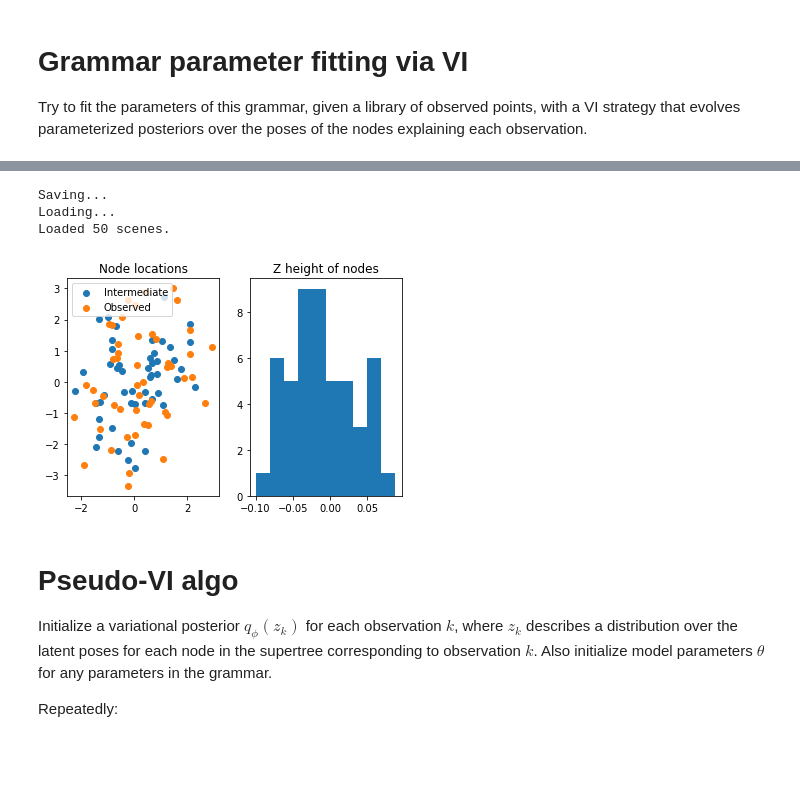
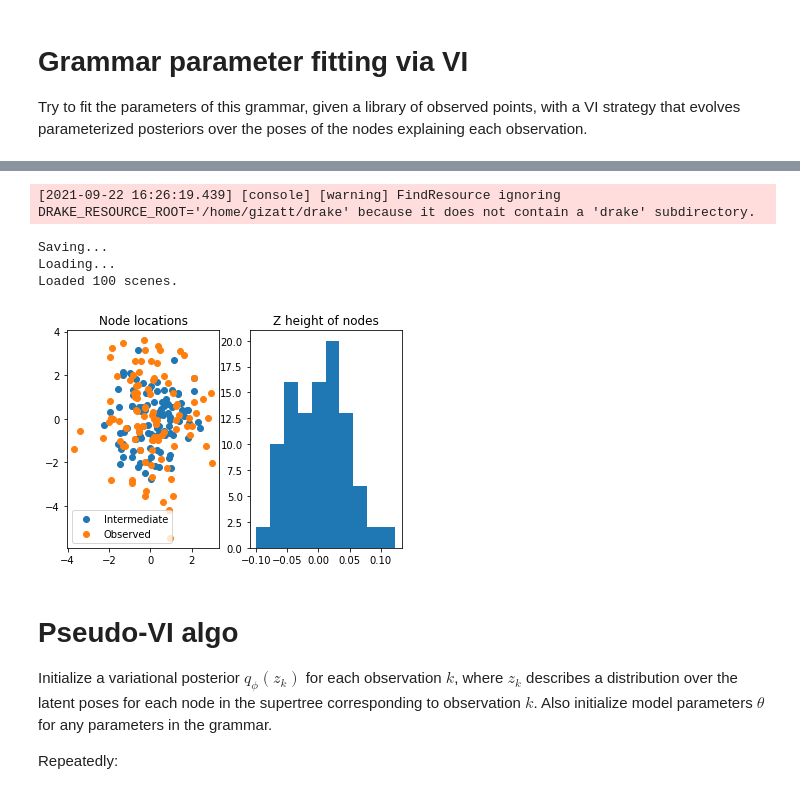
Before and after one commit to gizatt/spatial_scene_grammars, a Jupyter notebook: spatial_scene_grammars_examples/planar_fixed_structure/parameter_fitting_vi.ipynb, the cells around one changed output, grey strips where cells are left out. Cells and saved outputs as stored; diff of their text form; code cells hidden in the pictures; blank space fills up the shorter version.

```diff
--- a/spatial_scene_grammars_examples/planar_fixed_structure/parameter_fitting_vi.ipynb
+++ b/spatial_scene_grammars_examples/planar_fixed_structure/parameter_fitting_vi.ipynb
@@ -69,7 +69,7 @@ Meshcat url:  http://127.0.0.1:7000/static/
 # Draw a random sample from the grammar and visualize it.
 # (Cache output.)
 torch.random.manual_seed(2)
-N_samples = 50
+N_samples = 100
 RESAMPLE = True
 scenes_file = "sampled_scenes_%d.dat" % N_samples
 
@@ -94,37 +94,38 @@ with open(scenes_file, "rb") as f:
     samples = pickle.load(f)
 print("Loaded %d scenes." % len(samples))
 observed_node_sets = [x[1] for x in samples]
 
 def get_all_node_xyzs(sampled_trees, node_type):
     l = []
     for tree in sampled_trees:
         for node in tree:
             if isinstance(node, node_type):
                 l.append(node.translation.detach().cpu().numpy())
     return np.stack(l)
 
 plt.figure()
 plt.subplot(1, 2, 1)
 plt.title("Node locations")
 l = get_all_node_xyzs([sample[0] for sample in samples], HiddenNode)
 plt.scatter(l[:, 0], l[:, 1], label="Intermediate")
 l = get_all_node_xyzs([sample[0] for sample in samples], VisibleNode)
 plt.scatter(l[:, 0], l[:, 1], label="Observed")
 plt.legend()
 plt.subplot(1, 2, 2)
 plt.hist(l[:, 2])
 plt.title("Z height of nodes")
 
 
 # And draw some of the trees in visualizer; not too many, it makes it slow.
 for k in range(10):
     draw_scene_tree_contents_meshcat(samples[k][0], zmq_url=vis.window.zmq_url, prefix="dataset/contents/sample_%d" % k)
     draw_scene_tree_structure_meshcat(samples[k][0], zmq_url=vis.window.zmq_url, prefix="dataset/structures/sample_%d" % k)
 # %% [output]
-Saving...
-Loading...
-Loaded 50 scenes.
+[2021-09-22 16:26:19.439] [console] [warning] FindResource ignoring DRAKE_RESOURCE_ROOT='/home/gizatt/drake' because it does not contain a 'drake' subdirectory.
+Saving...
+Loading...
+Loaded 100 scenes.
-[figure, old version]
+[figure, new version]
 # %% [markdown]
 # Pseudo-VI algo
 
```
Also changed, not shown: parts of 5 cells of this notebook, 4 other files.
